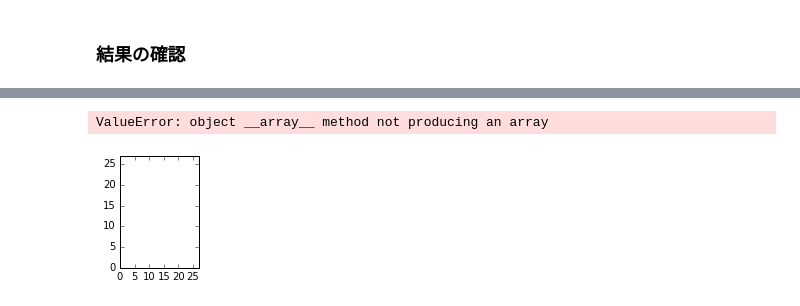
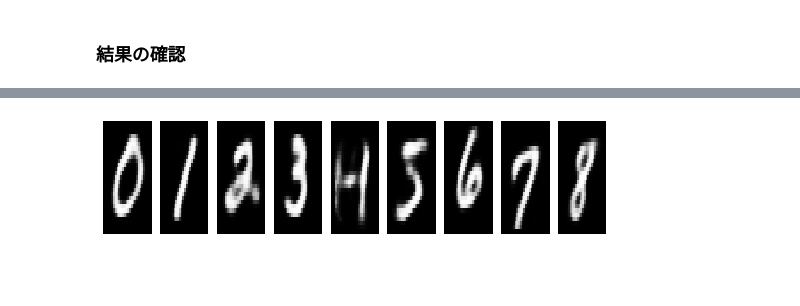
Before and after one commit to tok41/chainer-samples, a Jupyter notebook: chainer-AE/chainer_VAE.ipynb, the cells around one changed output, grey strips where cells are left out. Saved outputs shown, nothing was run; the diff lists cells and outputs as text; code cells hidden in the pictures; blank space fills up the shorter version.

```diff
--- a/chainer-AE/chainer_VAE.ipynb
+++ b/chainer-AE/chainer_VAE.ipynb
@@ -26,7 +26,7 @@ import data
 # %% [markdown]
 ## GPU設定
 # %%
-gpu_flag = 0
+gpu_flag = -1
 if gpu_flag >= 0:
     cuda.check_cuda_available()
 xp = cuda.cupy if gpu_flag >= 0 else np
@@ -242,8 +233,3 @@ train mean loss=101.130879415, mean reconstruction loss=75.143547465
 train_ind = [1, 3, 5, 10, 2, 0, 13, 15, 17]
 x = chainer.Variable(xp.asarray(x_train[train_ind]), volatile='on')
 x1 = model(x)
-# %%
-X, Y = np.meshgrid(28, 28)
-print x1.data.shape
-Z = x1.data[1].reshape(28, 28)
-plt.pcolor(X, Y, Z)
@@ -254,9 +236,29 @@ ValueError: object __array__ method not producing an array
-# %%
-draw_digit_multi(x1.data, n=len(train_ind))
-#x1.data.shape
-# %% [output]
-ValueError: object __array__ method not producing an array
-[figure, removed]
+# %%
+data = x1.data
+
+def draw_digit2(data):
+    size = 28
+    n = data.shape[0]
+    plt.figure(figsize=(n, 2))
+
+    cnt = 1
+    for idx in np.arange(n):
+        plt.subplot(1, n, cnt)
+        X, Y = np.meshgrid(range(size),range(size))
+        Z = data[idx].reshape(size,size)   # convert from vector to 28x28 matrix
+        Z = Z[::-1,:]             # flip vertical
+        plt.xlim(0,27)
+        plt.ylim(0,27)
+        plt.pcolor(X, Y, Z)
+        plt.gray()
+        plt.tick_params(labelbottom="off")
+        plt.tick_params(labelleft="off")
+        cnt+=1
+    plt.show()
+
+draw_digit2(data)
+# %% [output]
+[figure, added]
 # %%
 # draw images from randomly sampled z
 z = chainer.Variable(xp.random.normal(0, 1, (9, n_latent)).astype(np.float32))
```
Also changed, not shown: parts of 7 cells of this notebook.
